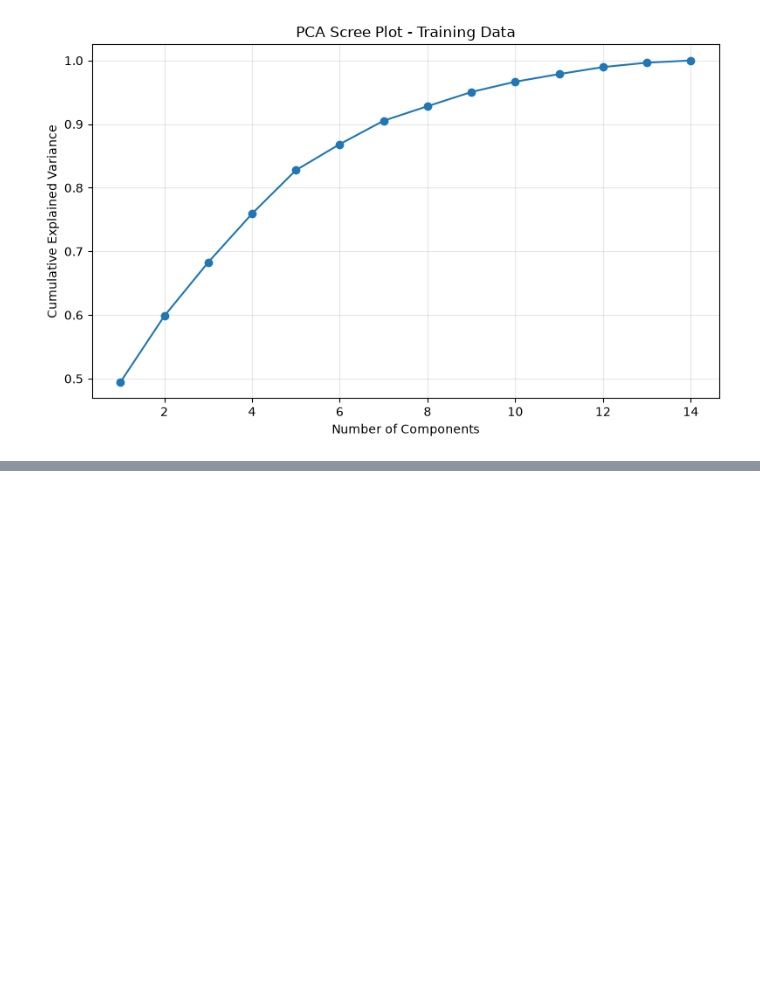
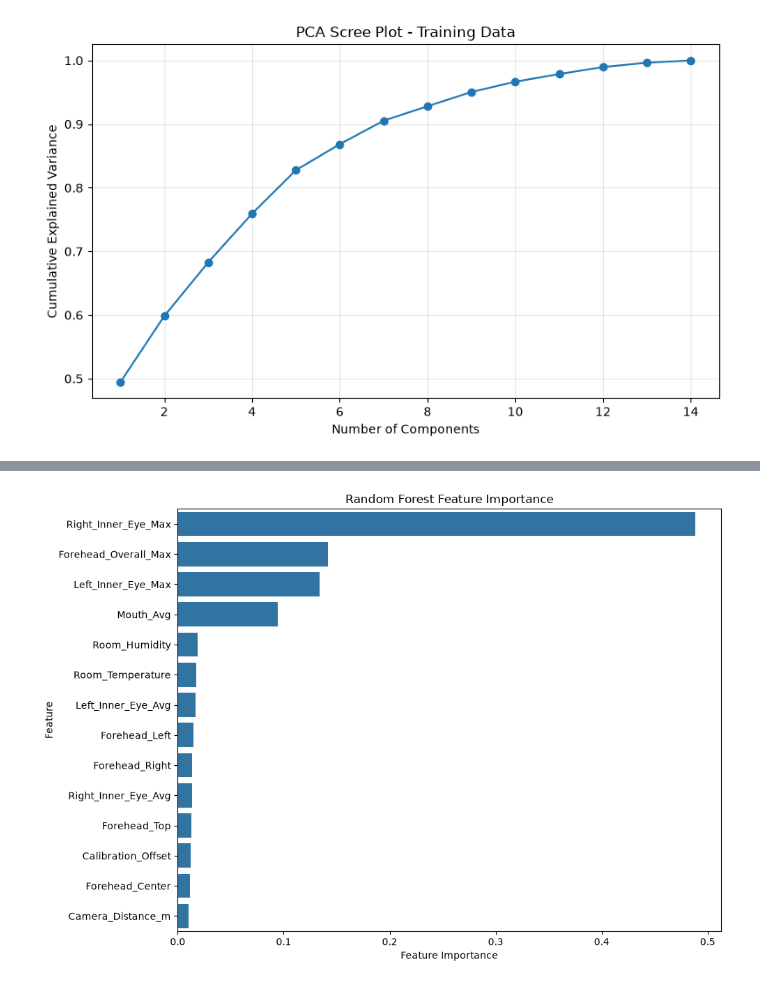
Before and after one commit to AkilanSS/23CSE301--Machine-Learning-Capstone-Project, a Jupyter notebook: notebooks/regression.ipynb, the cells around one changed output, grey strips where cells are left out. Saved outputs shown, nothing was run; the diff lists cells and outputs as text; code cells hidden in the pictures; blank space fills up the shorter version.

```diff
--- a/notebooks/regression.ipynb
+++ b/notebooks/regression.ipynb
@@ -993,0 +942,20 @@ XGBoost R²: 0.6877
+# %%
+tree_model = DecisionTreeRegressor(
+    max_depth=10,
+    random_state=42
+)
+
+tree_model.fit(X_train, y_train)
+
+y_pred_tree = tree_model.predict(X_test)
+# %%
+rf_model = RandomForestRegressor(
+    n_estimators=300,
+    max_depth=10,
+    random_state=42,
+    n_jobs=-1
+)
+
+rf_model.fit(X_train, y_train)
+
+y_pred_rf = rf_model.predict(X_test)
@@ -993,0 +1120,27 @@ XGBoost R²: 0.6877
+# %%
+feature_importance = pd.DataFrame({
+    "Feature": feature_cols,
+    "Importance": rf_model.feature_importances_
+})
+
+feature_importance = feature_importance.sort_values(
+    by="Importance",
+    ascending=False
+)
+
+plt.figure(figsize=(10, 7))
+
+sns.barplot(
+    data=feature_importance,
+    x="Importance",
+    y="Feature"
+)
+
+plt.title("Random Forest Feature Importance")
+plt.xlabel("Feature Importance")
+plt.ylabel("Feature")
+
+plt.tight_layout()
+plt.show()
+# %% [output]
+[figure, added]
```
Also changed, not shown: parts of 16 cells of this notebook.
